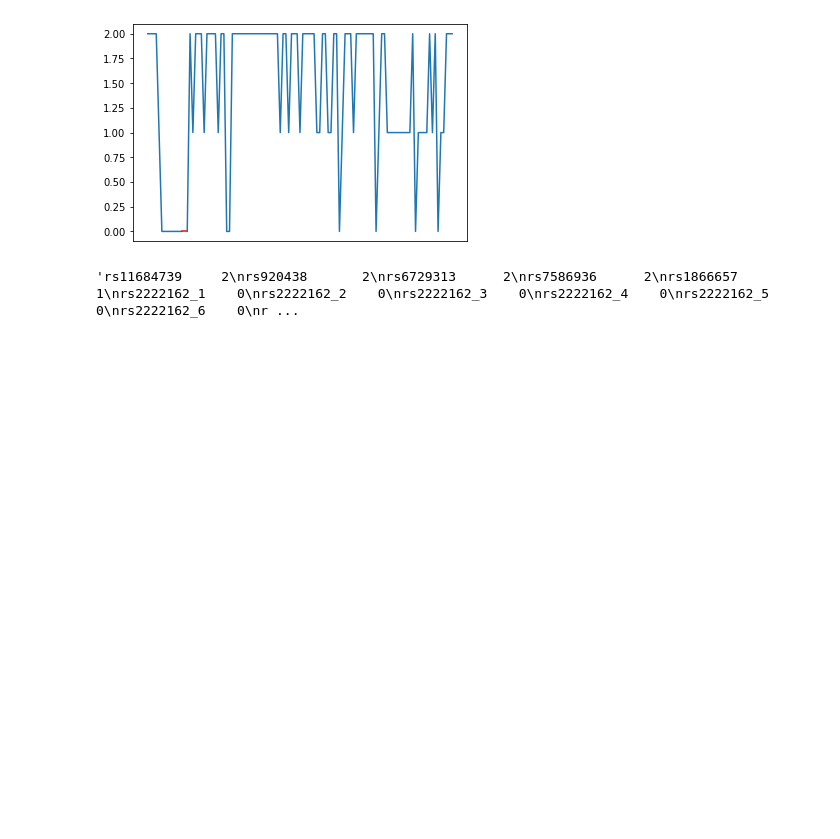
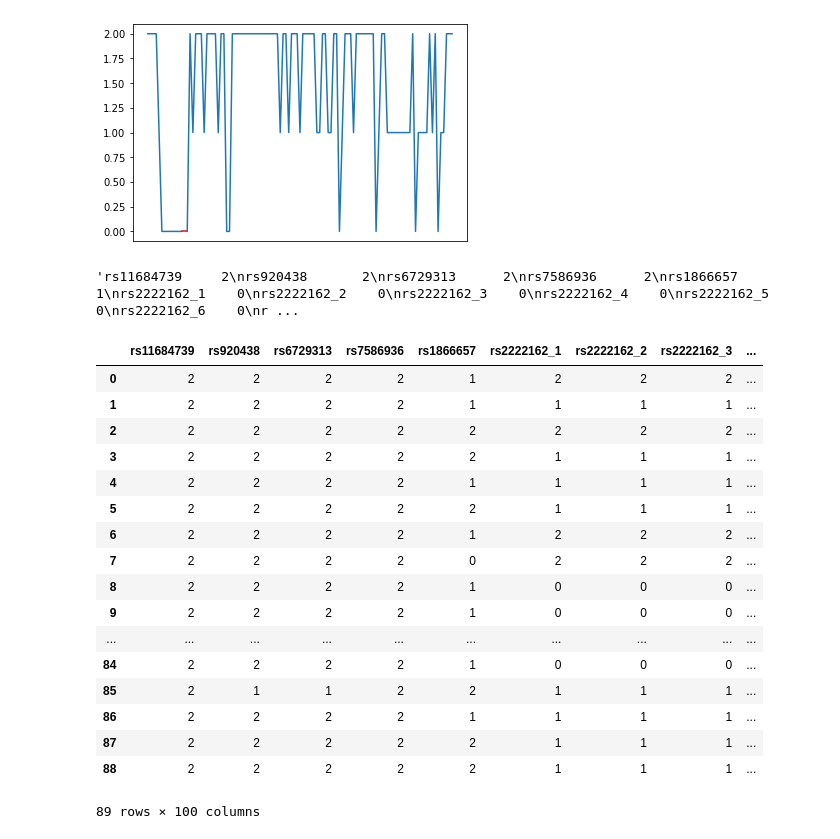
Before and after one commit to EannaCurran/FYP-Time-Series-Classification-For-GWAS-Data, a Jupyter notebook: FPY_SimpleSNP.ipynb, the cells around one changed output. Drawn from its saved outputs; the diff is of its cells as text; code cells hidden in the pictures; blank space fills up the shorter version.

```diff
--- a/FPY_SimpleSNP.ipynb
+++ b/FPY_SimpleSNP.ipynb
@@ -628,8 +675,10 @@ phenotype[position], idfT[8][position]
 # %% [output]
 ('control', 0)
 [figure]
-# %%
-idfT[8].to_string()
-# %% [output]
-'rs11684739     2\nrs920438       2\nrs6729313      2\nrs7586936      2\nrs1866657      1\nrs2222162_1    0\nrs2222162_2    0\nrs2222162_3    0\nrs2222162_4    0\nrs2222162_5    0\nrs2222162_6    0\nr ...
+# %%
+# Sanity check to see if singal SNPs have the expected value
+
+idfT[8].to_string()
+# %% [output]
+'rs11684739     2\nrs920438       2\nrs6729313      2\nrs7586936      2\nrs1866657      1\nrs2222162_1    0\nrs2222162_2    0\nrs2222162_3    0\nrs2222162_4    0\nrs2222162_5    0\nrs2222162_6    0\nr ...
 # %%
@@ -636,3 +687,25 @@ idfT[8].to_string()
 for n in range(1,10):
 
     idfLarge.insert(idfLarge.columns.get_loc("rs2222162"), f"rs2222162_{n}", idfLarge["rs2222162"])
+# %%
+# Checking first 100 SNPs of large df are expected
+idfLarge.iloc[:, 0:100]
+# %% [output]
+|  | rs11684739 | rs920438 | rs6729313 | rs7586936 | rs1866657 | rs2222162_1 | rs2222162_2 | rs2222162_3 | ... |
+| 0 | 2 | 2 | 2 | 2 | 1 | 2 | 2 | 2 | ... |
+| 1 | 2 | 2 | 2 | 2 | 1 | 1 | 1 | 1 | ... |
+| 2 | 2 | 2 | 2 | 2 | 2 | 2 | 2 | 2 | ... |
+| 3 | 2 | 2 | 2 | 2 | 2 | 1 | 1 | 1 | ... |
+| 4 | 2 | 2 | 2 | 2 | 1 | 1 | 1 | 1 | ... |
+| 5 | 2 | 2 | 2 | 2 | 2 | 1 | 1 | 1 | ... |
+| 6 | 2 | 2 | 2 | 2 | 1 | 2 | 2 | 2 | ... |
+| 7 | 2 | 2 | 2 | 2 | 0 | 2 | 2 | 2 | ... |
+| 8 | 2 | 2 | 2 | 2 | 1 | 0 | 0 | 0 | ... |
+| 9 | 2 | 2 | 2 | 2 | 1 | 0 | 0 | 0 | ... |
+| ... | ... | ... | ... | ... | ... | ... | ... | ... | ... |
+| 84 | 2 | 2 | 2 | 2 | 1 | 0 | 0 | 0 | ... |
+| 85 | 2 | 1 | 1 | 2 | 2 | 1 | 1 | 1 | ... |
+| 86 | 2 | 2 | 2 | 2 | 1 | 1 | 1 | 1 | ... |
+| 87 | 2 | 2 | 2 | 2 | 2 | 1 | 1 | 1 | ... |
+| 88 | 2 | 2 | 2 | 2 | 2 | 1 | 1 | 1 | ... |
+89 rows × 100 columns
```
Also changed, not shown: parts of 16 cells of this notebook.
